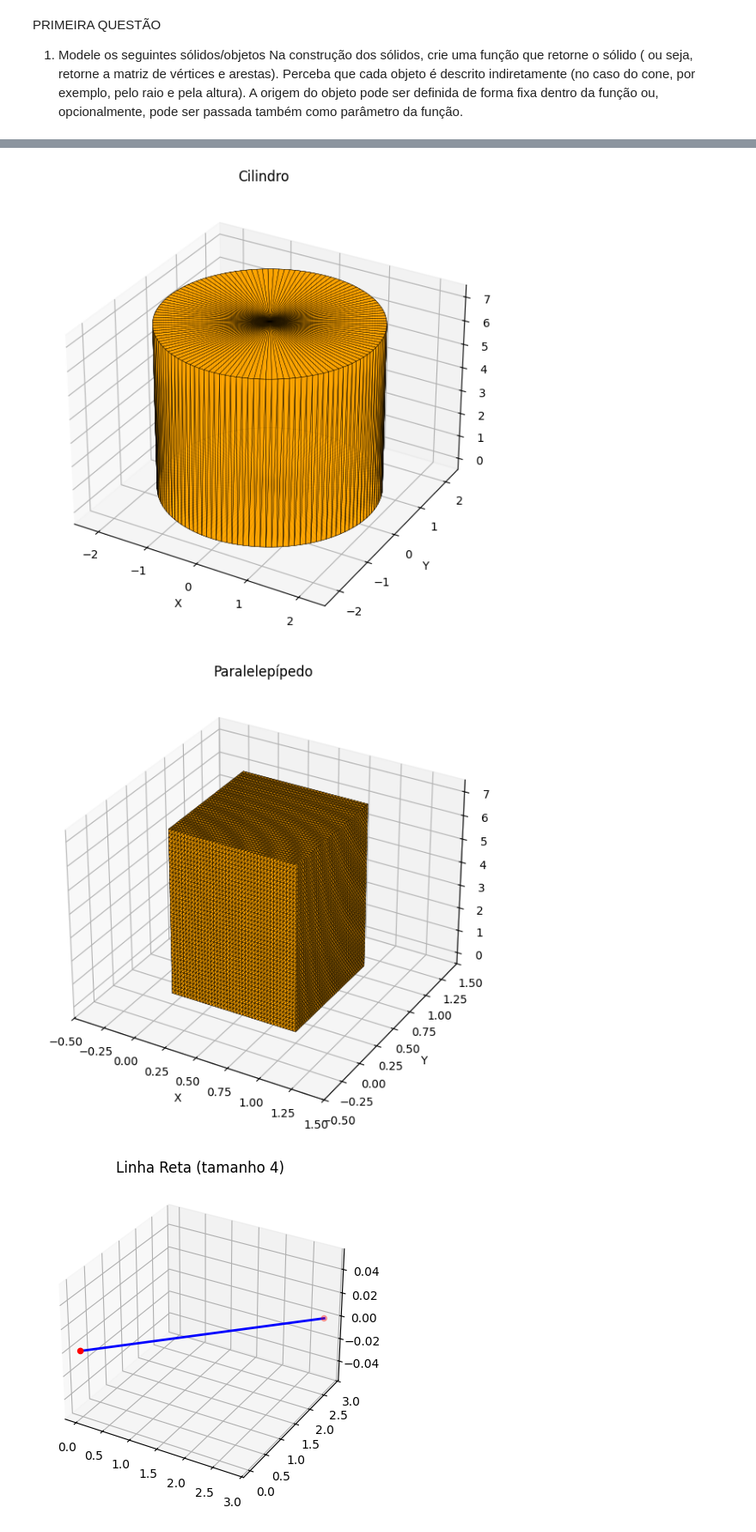
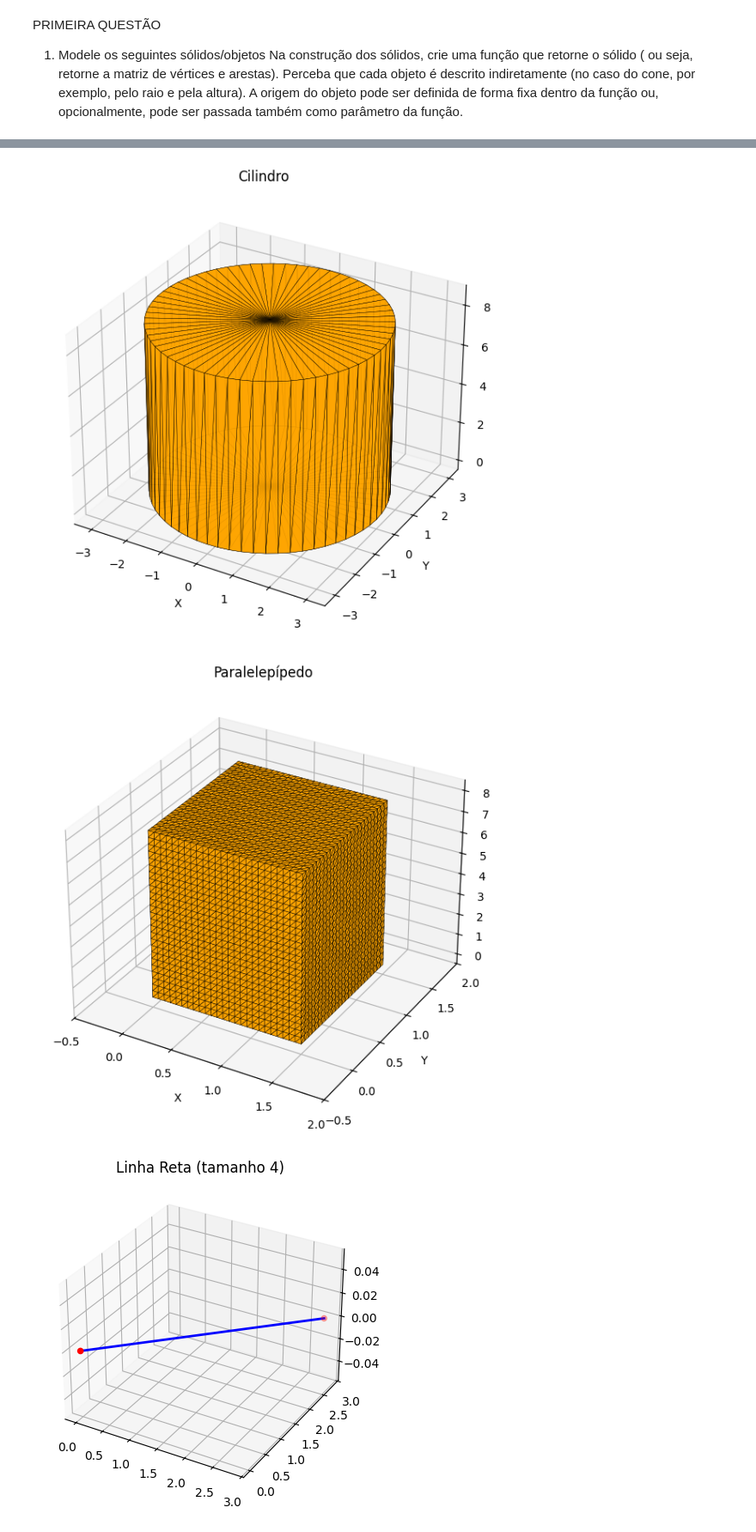
Before and after one commit to MabiuMoura/computa-o-grafica, a Jupyter notebook: main_scene.ipynb, the cells around one changed output, grey strips where cells are left out. Shown at 86% size. Saved outputs shown, nothing was run; the diff lists cells and outputs as text; code cells hidden in the pictures.

```diff
--- a/main_scene.ipynb
+++ b/main_scene.ipynb
@@ -50,15 +50,15 @@ plotar_malha_3d(cano_curvado.vertices, cano_curvado.faces,
 # %%
 cilindro = Objeto3D()
-cilindro.modelar_cilindro(raio=2.0, altura=7.0, resolucao=128)
+cilindro.modelar_cilindro(raio=3.0, altura=8.5, resolucao=64)
 plotar_malha_3d(cilindro.vertices, cilindro.faces, titulo="Cilindro")
 # %% [output]
-[figure, old version]
+[figure, new version]
 # %%
 paralelepipedo = Objeto3D()
-paralelepipedo.modelar_paralelepipedo(base=1, altura=7, comprimento=1, resolucao = 40)
+paralelepipedo.modelar_paralelepipedo(base=1.5, altura=8, comprimento=1.5, resolucao = 25)
 plotar_malha_3d(paralelepipedo.vertices, paralelepipedo.faces, titulo="Paralelepípedo")
 # %% [output]
-[figure, old version]
+[figure, new version]
 # %%
 import matplotlib.pyplot as plt
 from mpl_toolkits.mplot3d import Axes3D
```
Also changed, not shown: parts of 8 cells of this notebook, 6 other files.
